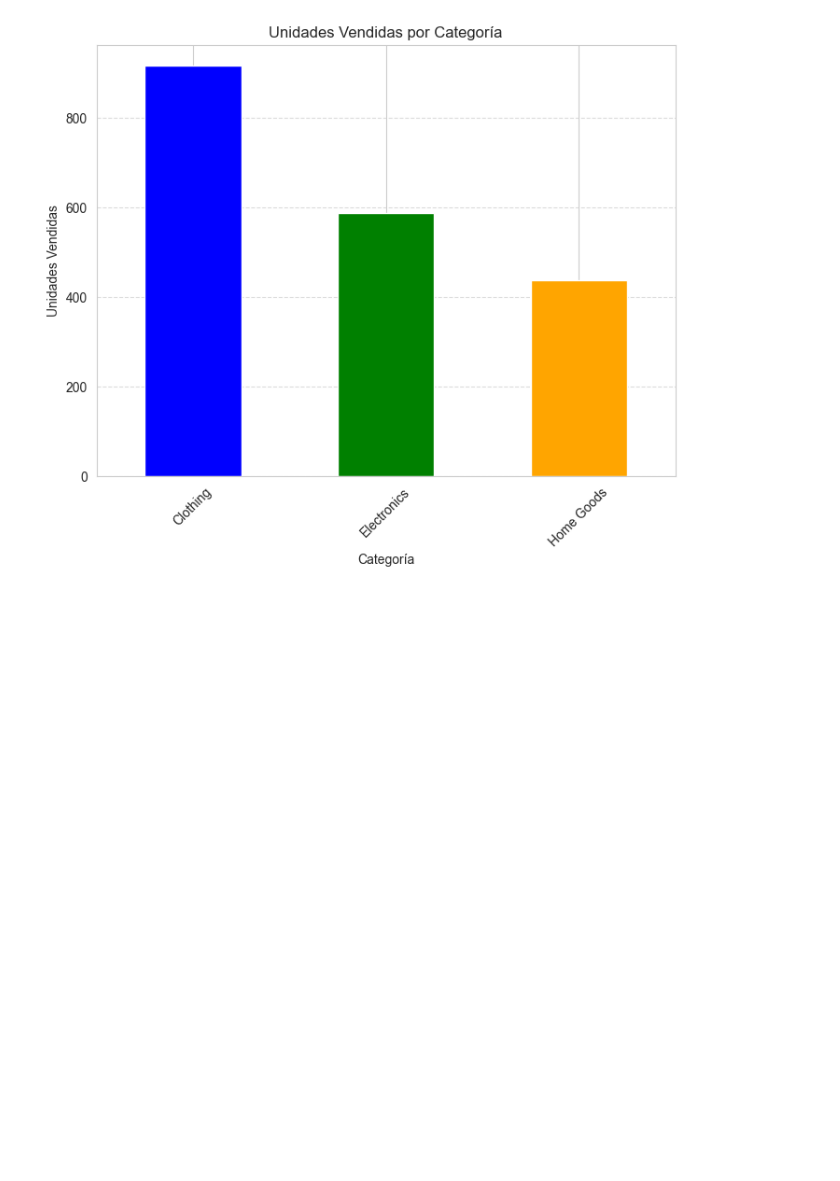
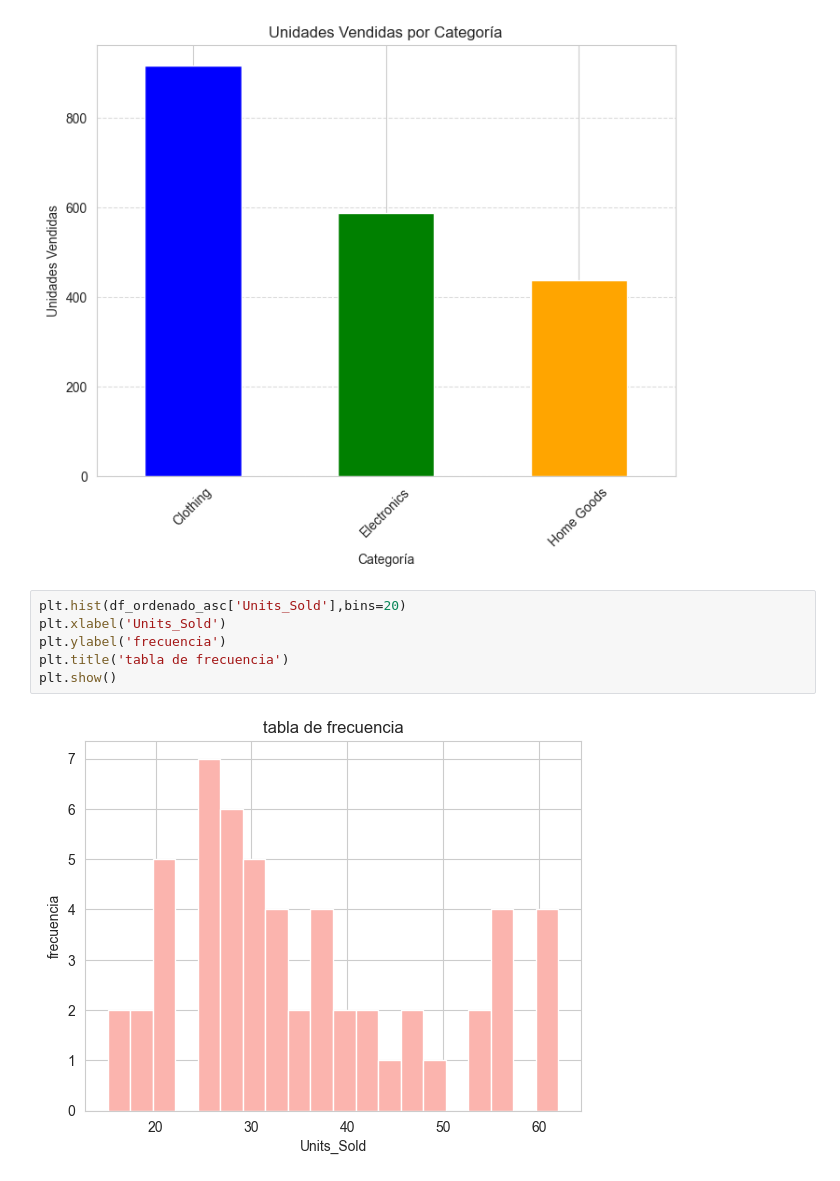
Before and after one commit to nicoherza-pascu/Club_IA-2, a Jupyter notebook: practica.ipynb, the cells around one changed output. Saved outputs shown, nothing was run; the diff lists cells and outputs as text; blank space fills up the shorter version.

```diff
--- a/practica.ipynb
+++ b/practica.ipynb
@@ -428,3 +396,11 @@ plt.grid(axis='y', linestyle='--', alpha=0.7)
 plt.show()
 # %% [output]
 [figure]
+# %%
+plt.hist(df_ordenado_asc['Units_Sold'],bins=20)
+plt.xlabel('Units_Sold')
+plt.ylabel('frecuencia')
+plt.title('tabla de frecuencia')
+plt.show()
+# %% [output]
+[figure, added]
```
Also changed, not shown: parts of 9 cells of this notebook.
